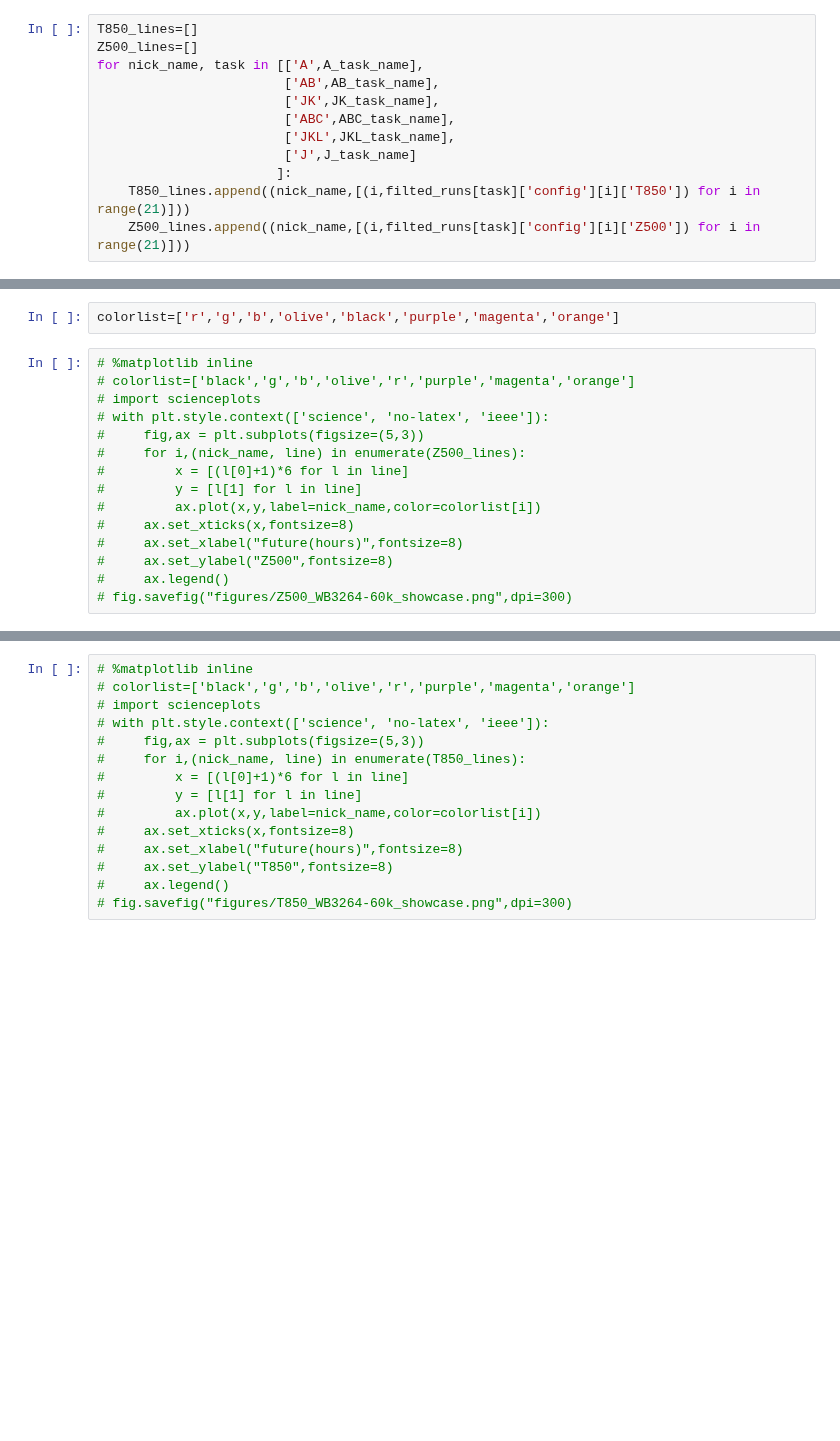
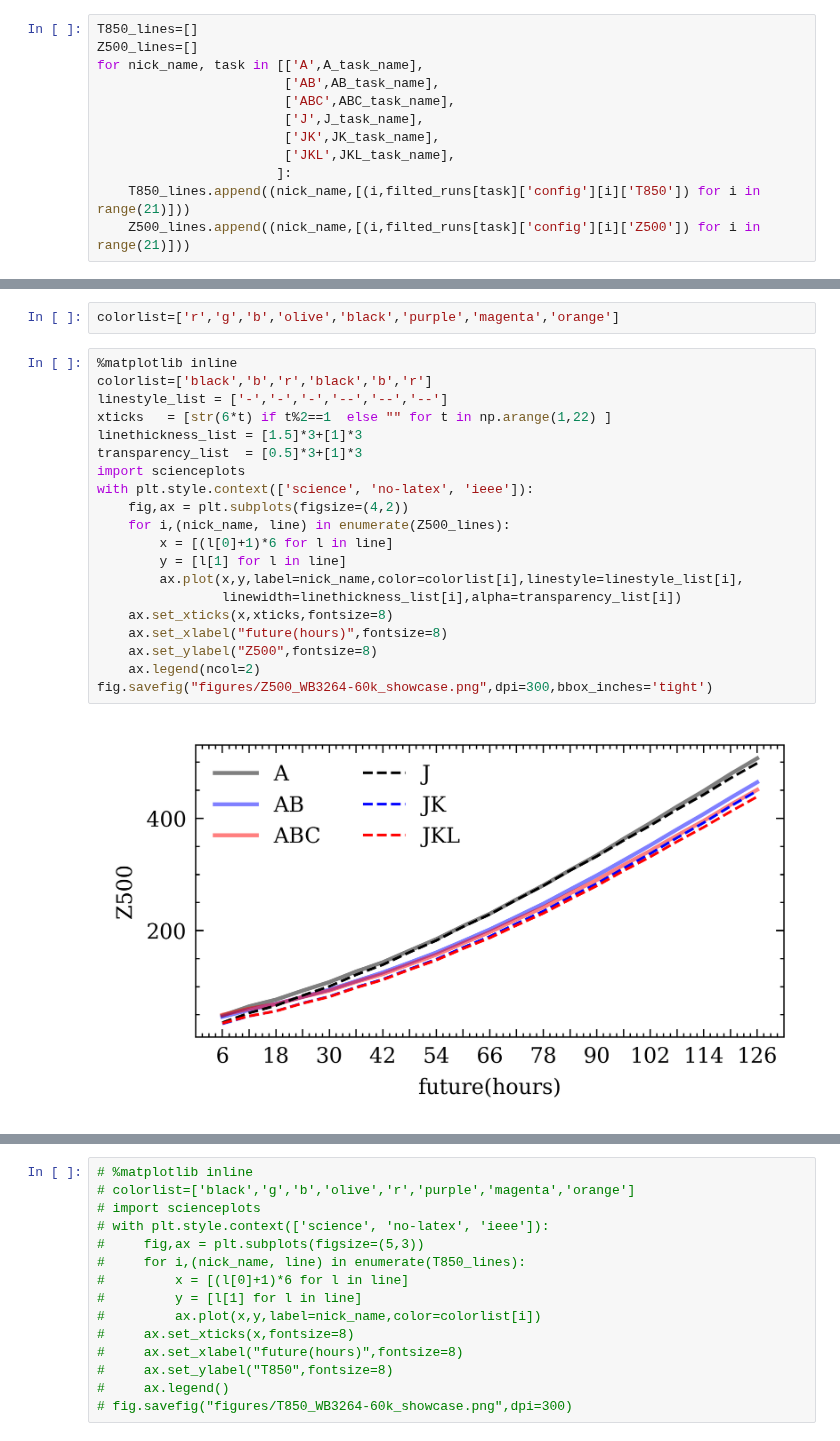
Before and after one commit to veya2ztn/Seq2SeqAutoregressiveModel, a Jupyter notebook: Error_propagation.ipynb, the cells around one changed output, grey strips where cells are left out. Saved outputs shown, nothing was run; the diff lists cells and outputs as text; blank space fills up the shorter version.

```diff
--- a/Error_propagation.ipynb
+++ b/Error_propagation.ipynb
@@ -2181,10 +2166,10 @@ T850_lines=[]
 Z500_lines=[]
 for nick_name, task in [['A',A_task_name],
                         ['AB',AB_task_name],
+                        ['ABC',ABC_task_name],
+                        ['J',J_task_name],
                         ['JK',JK_task_name],
-                        ['ABC',ABC_task_name],
                         ['JKL',JKL_task_name],
-                        ['J',J_task_name]
                        ]:
     T850_lines.append((nick_name,[(i,filted_runs[task]['config'][i]['T850']) for i in range(21)]))
     Z500_lines.append((nick_name,[(i,filted_runs[task]['config'][i]['Z500']) for i in range(21)]))
@@ -2193,17 +2178,24 @@ from mltool.visualization import *
 # %%
 colorlist=['r','g','b','olive','black','purple','magenta','orange']
 # %%
-# %matplotlib inline
-# colorlist=['black','g','b','olive','r','purple','magenta','orange']
-# import scienceplots
-# with plt.style.context(['science', 'no-latex', 'ieee']):
-#     fig,ax = plt.subplots(figsize=(5,3))
-#     for i,(nick_name, line) in enumerate(Z500_lines):
-#         x = [(l[0]+1)*6 for l in line]
-#         y = [l[1] for l in line]
-#         ax.plot(x,y,label=nick_name,color=colorlist[i])
-#     ax.set_xticks(x,fontsize=8)
-#     ax.set_xlabel("future(hours)",fontsize=8)
-#     ax.set_ylabel("Z500",fontsize=8)
-#     ax.legend()
-# fig.savefig("figures/Z500_WB3264-60k_showcase.png",dpi=300)
+%matplotlib inline
+colorlist=['black','b','r','black','b','r']
+linestyle_list = ['-','-','-','--','--','--']
+xticks   = [str(6*t) if t%2==1  else "" for t in np.arange(1,22) ]
+linethickness_list = [1.5]*3+[1]*3
+transparency_list  = [0.5]*3+[1]*3
+import scienceplots
+with plt.style.context(['science', 'no-latex', 'ieee']):
+    fig,ax = plt.subplots(figsize=(4,2))
+    for i,(nick_name, line) in enumerate(Z500_lines):
+        x = [(l[0]+1)*6 for l in line]
+        y = [l[1] for l in line]
+        ax.plot(x,y,label=nick_name,color=colorlist[i],linestyle=linestyle_list[i],
+                linewidth=linethickness_list[i],alpha=transparency_list[i])
+    ax.set_xticks(x,xticks,fontsize=8)
+    ax.set_xlabel("future(hours)",fontsize=8)
+    ax.set_ylabel("Z500",fontsize=8)
+    ax.legend(ncol=2)
+fig.savefig("figures/Z500_WB3264-60k_showcase.png",dpi=300,bbox_inches='tight')
+# %% [output]
+[figure, added]
```
Also changed, not shown: parts of 7 cells of this notebook, 2 other files.
